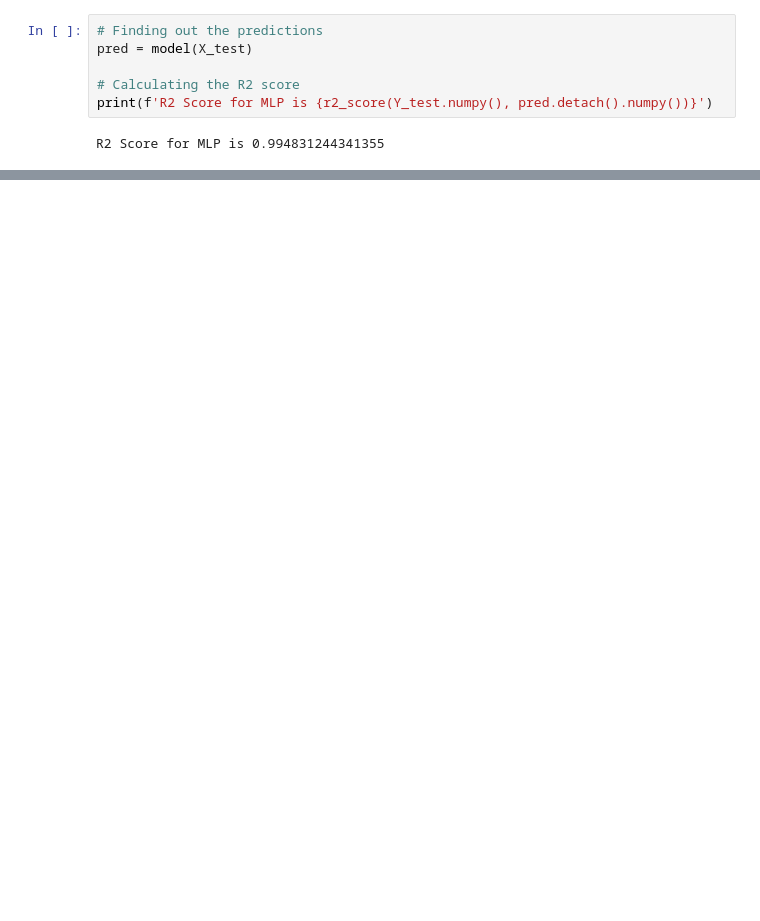
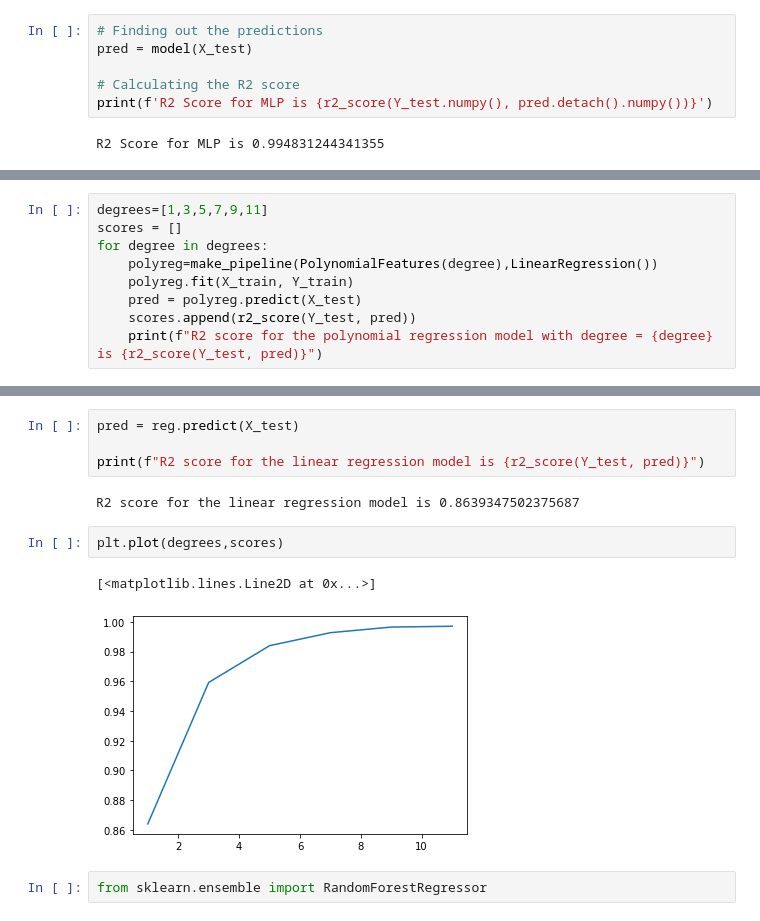
Before and after one commit to sivaprasad2000/CadenceRegressorEW2, a Jupyter notebook: model.ipynb, the cells around one changed output, grey strips where cells are left out. Saved outputs shown, nothing was run; the diff lists cells and outputs as text; blank space fills up the shorter version.

```diff
--- a/model.ipynb
+++ b/model.ipynb
@@ -170,0 +182,9 @@ R2 Score for MLP is 0.994831244341355
+# %%
+degrees=[1,3,5,7,9,11]
+scores = []
+for degree in degrees:
+    polyreg=make_pipeline(PolynomialFeatures(degree),LinearRegression())
+    polyreg.fit(X_train, Y_train)
+    pred = polyreg.predict(X_test)
+    scores.append(r2_score(Y_test, pred))
+    print(f"R2 score for the polynomial regression model with degree = {degree} is {r2_score(Y_test, pred)}")
@@ -170,0 +198,13 @@ R2 Score for MLP is 0.994831244341355
+# %%
+pred = reg.predict(X_test)
+
+print(f"R2 score for the linear regression model is {r2_score(Y_test, pred)}")
+# %% [output]
+R2 score for the linear regression model is 0.8639347502375687
+# %%
+plt.plot(degrees,scores)
+# %% [output]
+[<matplotlib.lines.Line2D at 0x...>]
+[figure, added]
+# %%
+from sklearn.ensemble import RandomForestRegressor
```
Also changed, not shown: parts of 10 cells of this notebook.
